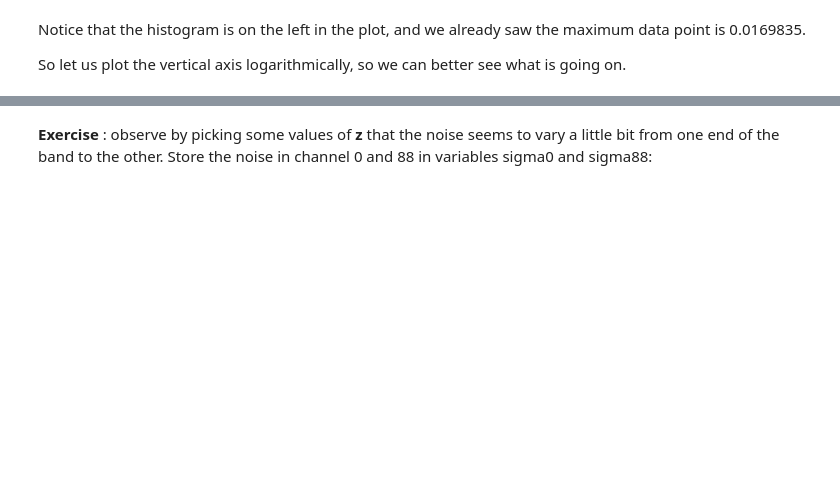
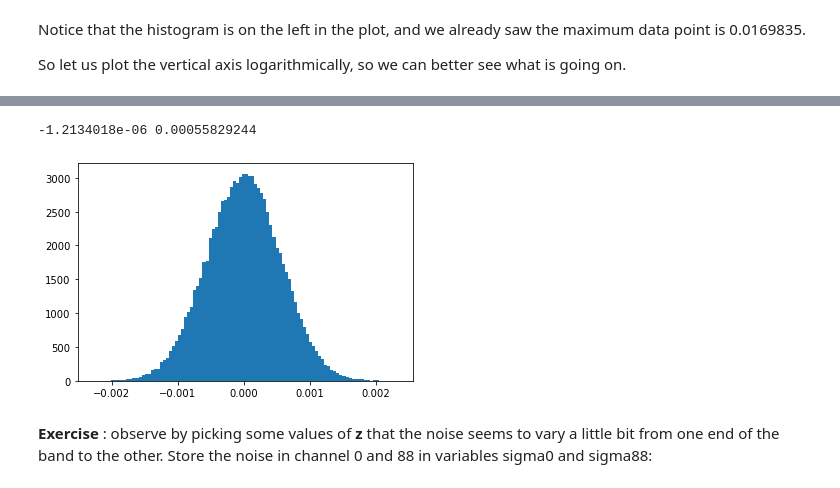
Before and after one commit to teuben/Data_with_Code, a Jupyter notebook: NGC6503/n6503-case2.ipynb, the cells around one changed output, grey strips where cells are left out. Drawn from its saved outputs; the diff is of its cells as text; code cells hidden in the pictures; blank space fills up the shorter version.

```diff
--- a/NGC6503/n6503-case2.ipynb
+++ b/NGC6503/n6503-case2.ipynb
@@ -83,9 +105,12 @@ So let us plot the vertical axis logarithmically, so we can better see what is g
 # %%
 # pick a slice and make a histogram and print the mean and standard deviation of the signal in that slice
 z=0
-imz = d[z,:,:].flatten()
+imz = d[z,:,:].value.ravel()
 (n,b,p) = plt.hist(imz,bins=100)
 print(imz.mean(), imz.std())
+# %% [output]
+-1.2134018e-06 0.00055829244
+[figure, added]
 # %% [markdown]
 **Exercise** : observe by picking some values of **z** that the noise seems to vary a little bit from one end of the band to the other.  Store the noise in channel 0 and 88 in variables sigma0 and sigma88:
 # %%
```
Also changed, not shown: parts of 42 cells of this notebook.
